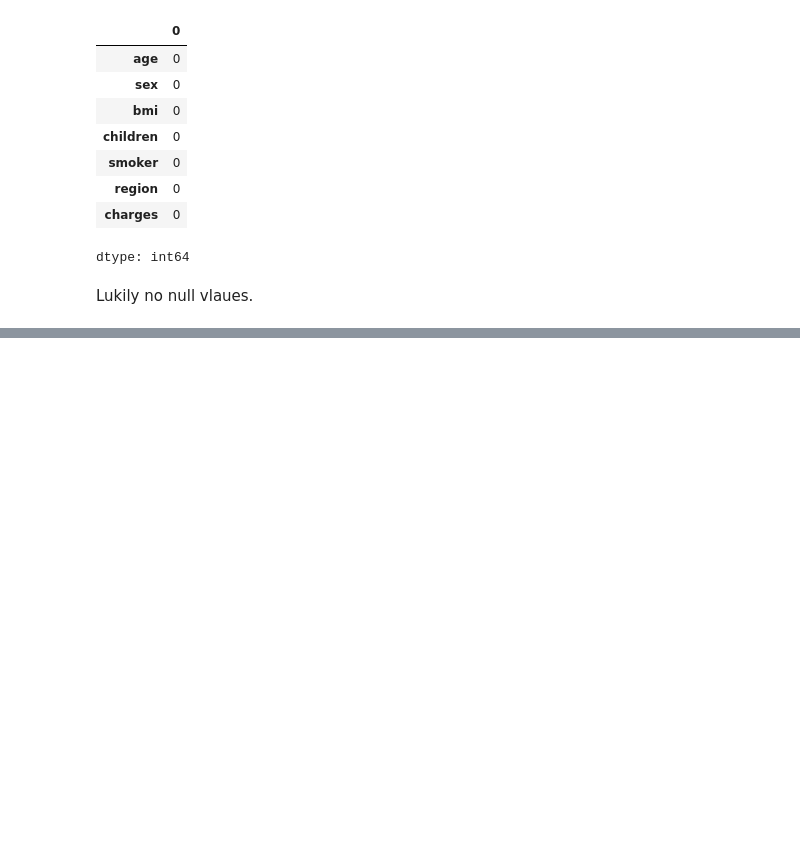
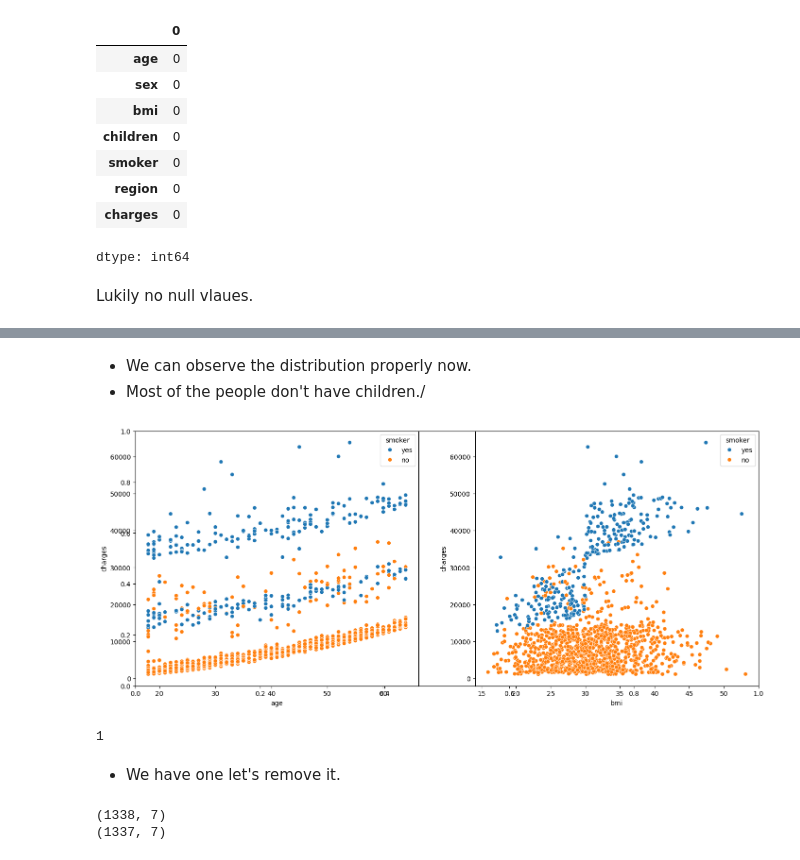
Before and after one commit to rizz045/Medical-Insurance-Price-Prediction-using-Machine-Learning, a Jupyter notebook: Medical_insurance_price_prediction_using_ML.ipynb, the cells around one changed output, grey strips where cells are left out. Saved outputs shown, nothing was run; the diff lists cells and outputs as text; code cells hidden in the pictures; blank space fills up the shorter version.

```diff
--- a/Medical_insurance_price_prediction_using_ML.ipynb
+++ b/Medical_insurance_price_prediction_using_ML.ipynb
@@ -52,0 +90,29 @@ Lukily no null vlaues.
+# %% [markdown]
+* We can observe the distribution properly now.
+* Most of the people don't have children./
+# %%
+features = ['age', 'bmi']
+
+plt.subplots(figsize=(17, 7))
+for i, col in enumerate(features):
+    plt.subplot(1, 2, i + 1)
+    sns.scatterplot(data=df, x=col,
+                   y='charges',
+                   hue='smoker')
+plt.show()
+# %% [output]
+[figure, added]
+# %%
+# Let's check for duplicated values
+df.duplicated().sum()
+# %% [output]
+1
+# %% [markdown]
+* We have one let's remove it.
+# %%
+print(df.shape)
+df = df.drop_duplicates()
+print(df.shape)
+# %% [output]
+(1338, 7)
+(1337, 7)
```
Also changed, not shown: parts of 5 cells of this notebook.
